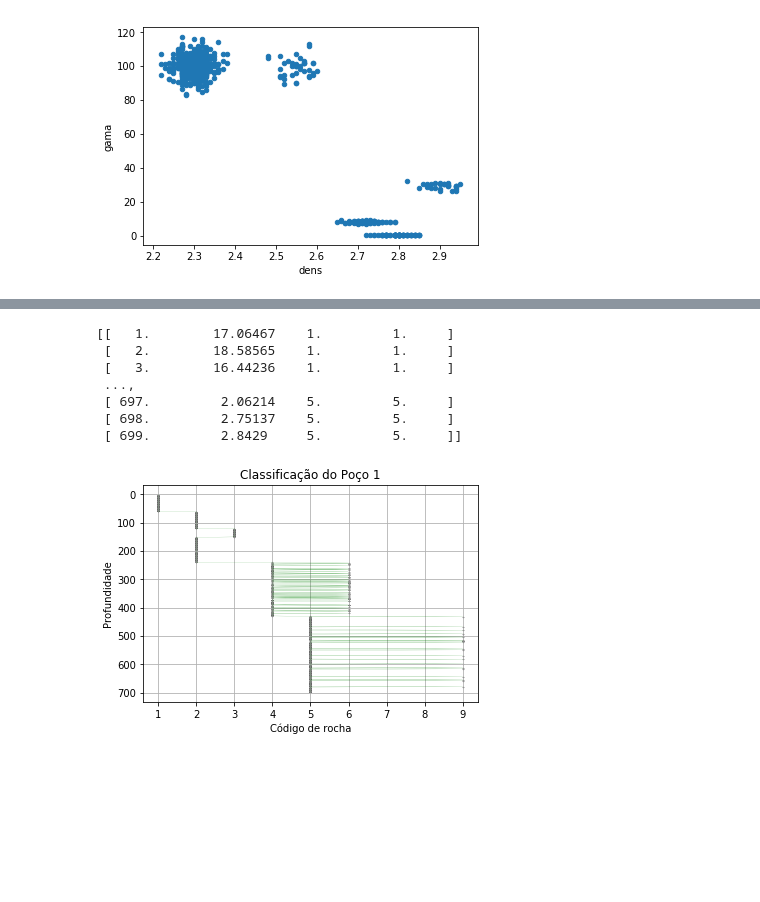
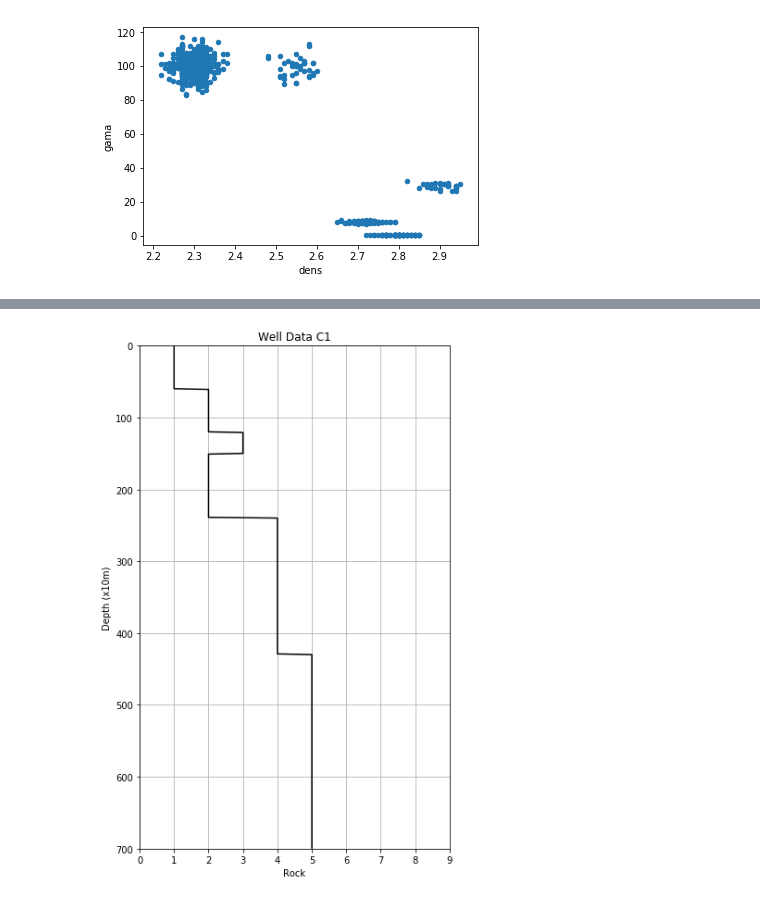
Before and after one commit to VictorCarreira/Classificador, a Jupyter notebook: Preclassificador.ipynb, the cells around one changed output, grey strips where cells are left out. Drawn from its saved outputs; the diff is of its cells as text; code cells hidden in the pictures; blank space fills up the shorter version.

```diff
--- a/Preclassificador.ipynb
+++ b/Preclassificador.ipynb
@@ -95,25 +132,23 @@ c2 = pd.read_table('SemelhançaC2.txt', sep='\s+')
 # %%
-C1 = np.loadtxt(fname='SemelhançaC1.txt')
-print(C1)
+C1 = np.loadtxt(fname='SemelhançaC1.txt', skiprows= 0 + 1 )
+#print(C1)
 x= C1[:,0]
-y= C1[:,3]
-plt.scatter(y, x, s=1, marker=".", color='black');
-
-plt.plot(y,x, color='green', linestyle="-", linewidth=0.1)
-plt.title('Classificação do Poço 1')
-plt.xlabel('Código de rocha')
-plt.ylabel('Profundidade')
+v= C1[:,3]
+y= C1[:,5]
+z= C1[:,4]
+#plt.scatter(y, x, s=1, marker=".", color='black');
+plt.plot(v,x, color='black', linestyle="-", linewidth=1.5)
+py.rcParams['figure.figsize'] = (6.0, 10.0)
+plt.title('Well Data C1')
+plt.xlabel('Rock')
+plt.ylabel('Depth (x10m)')
 plt.grid() # bota a gridagem
-#py.ylim(0, 700)
-plt.fill_between(x, y,where=x<1, facecolor='gold')
+py.ylim(0, 700)
+py.xlim(0, 9)
+plt.fill_between(v, x,where=v<1, facecolor='gold')
 plt.gca().invert_yaxis() # inverte o eixo y
-plt.show()
+plt.savefig('Imagens/RealC1110118.png')
+plt.show();
+plt.close();
 # %% [output]
-[[   1.        17.06467    1.         1.     ]
- [   2.        18.58565    1.         1.     ]
- [   3.        16.44236    1.         1.     ]
- ...,
- [ 697.         2.06214    5.         5.     ]
- [ 698.         2.75137    5.         5.     ]
- [ 699.         2.8429     5.         5.     ]]
-[figure, old version]
+[figure, new version]
```
Also changed, not shown: parts of 9 cells of this notebook.
